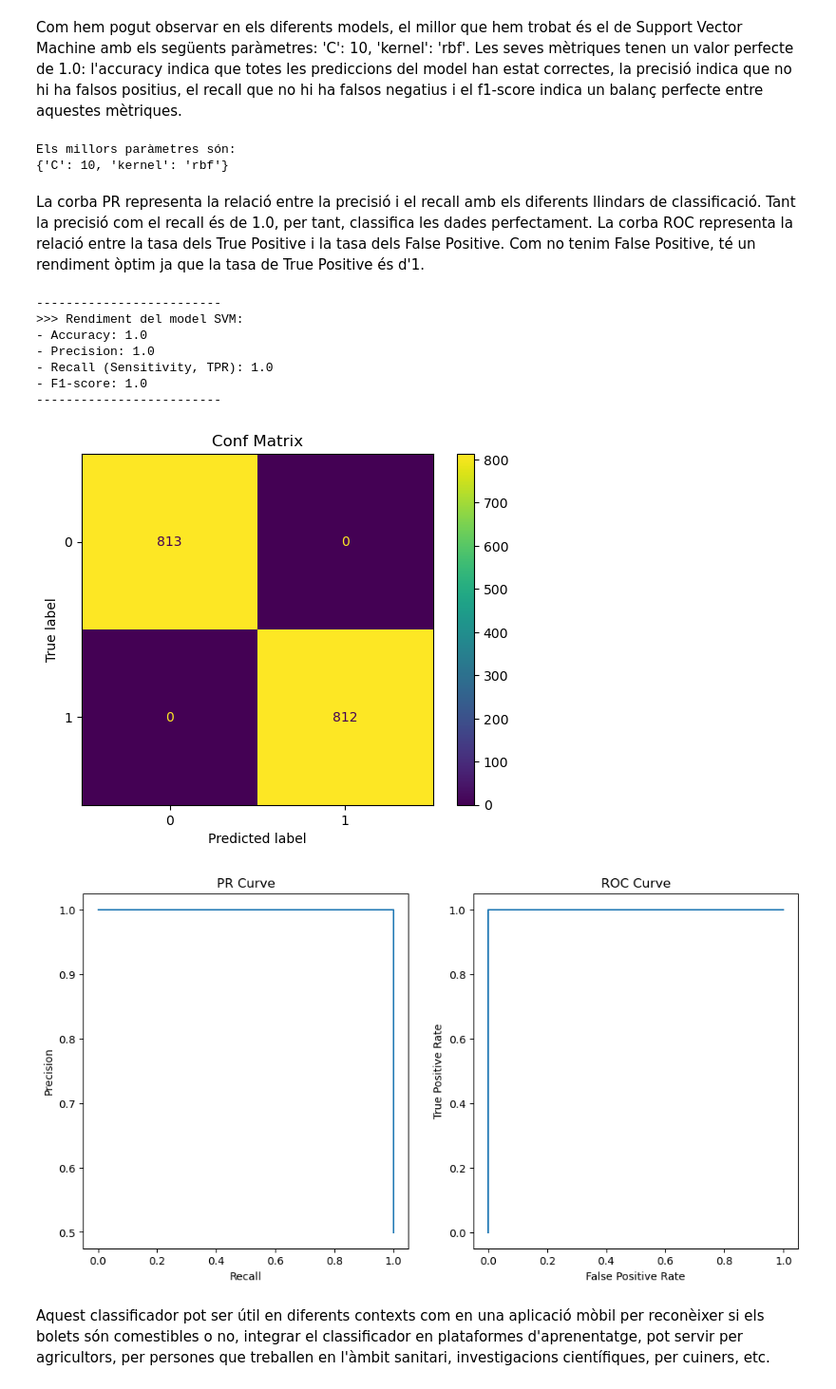
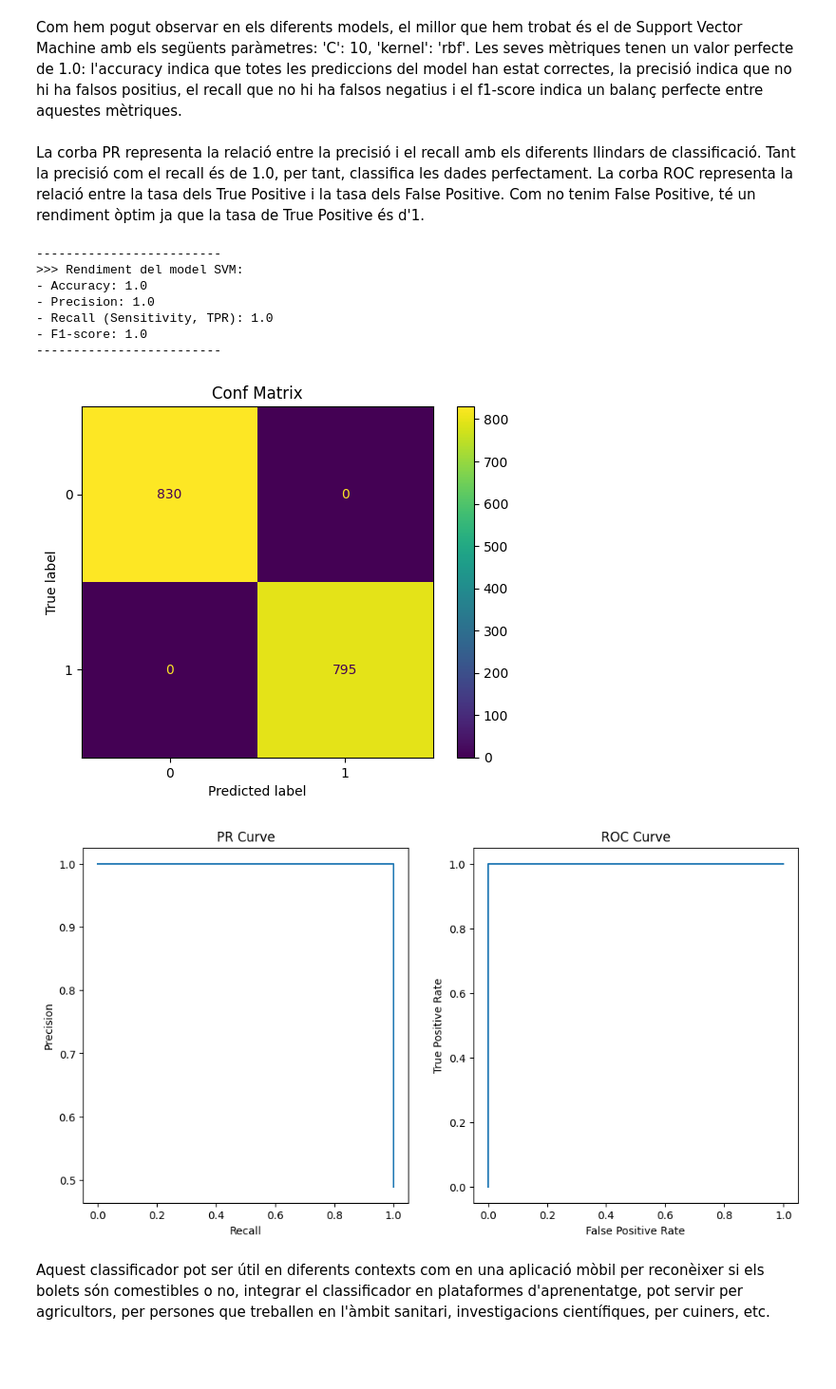
Before and after one commit to NIU1669682/Cas-Kaggle-2, a Jupyter notebook: Classificador de bolets.ipynb, the cells around one changed output. Shown at 95% size. Saved outputs shown, nothing was run; the diff lists cells and outputs as text; code cells hidden in the pictures; blank space fills up the shorter version.

```diff
--- a/Classificador de bolets.ipynb
+++ b/Classificador de bolets.ipynb
@@ -387,33 +557,23 @@ Els millors paràmetres són:
 # Analisi final
 # %% [markdown]
 Com hem pogut observar en els diferents models, el millor que hem trobat és el de Support Vector Machine amb els següents paràmetres: 'C': 10, 'kernel': 'rbf'. Les seves mètriques tenen un valor perfecte de 1.0: l'accuracy indica que totes les prediccions del model han estat correctes, la precisió indica que no hi ha falsos positius, el recall que no hi ha falsos negatius i el f1-score indica un balanç perfecte entre aquestes mètriques.
-# %%
-svmGS = SVC()
-params = {'kernel':('linear', 'rbf'), 'C':[1, 10]}
-svmGS = GridSearchCV(svmGS, params)
-svmGS.fit(X_train, y_train)
-best_params = svmGS.best_params_
-print("Els millors paràmetres són: ")
-print(best_params)
-svmGSPreds = svmGS.predict(X_test)
-# %% [output]
-Els millors paràmetres són:
-{'C': 10, 'kernel': 'rbf'}
 # %% [markdown]
 La corba PR representa la relació entre la precisió i el recall amb els diferents llindars de classificació. Tant la precisió com el recall és de 1.0, per tant, classifica les dades perfectament.
 La corba ROC representa la relació entre la tasa dels True Positive i la tasa dels False Positive. Com no tenim False Positive, té un rendiment òptim ja que la tasa de True Positive és d'1.
-# %%
-performanceIndividual(y_test, svmGSPreds, "SVM")
-# %% [output]
--------------------------
->>> Rendiment del model SVM:
-- Accuracy: 1.0
-- Precision: 1.0
-- Recall (Sensitivity, TPR): 1.0
-- F1-score: 1.0
--------------------------
-[figure, removed]
-[figure, removed]
+# %%
+svmDef.fit(X_train, y_train)
+svmDefPreds = svmDef.predict(X_test)
+performanceIndividual(y_test, svmDefPreds, "SVM")
+# %% [output]
+-------------------------
+>>> Rendiment del model SVM:
+- Accuracy: 1.0
+- Precision: 1.0
+- Recall (Sensitivity, TPR): 1.0
+- F1-score: 1.0
+-------------------------
+[figure, added]
+[figure, added]
 # %% [markdown]
 Aquest classificador pot ser útil en diferents contexts com en una aplicació mòbil per reconèixer si els bolets són comestibles o no, integrar el classificador en plataformes d'aprenentatge, pot servir per agricultors, per persones que treballen en l'àmbit sanitari, investigacions científiques, per cuiners, etc.
 # %% [markdown]
```
Also changed, not shown: parts of 32 cells of this notebook.
